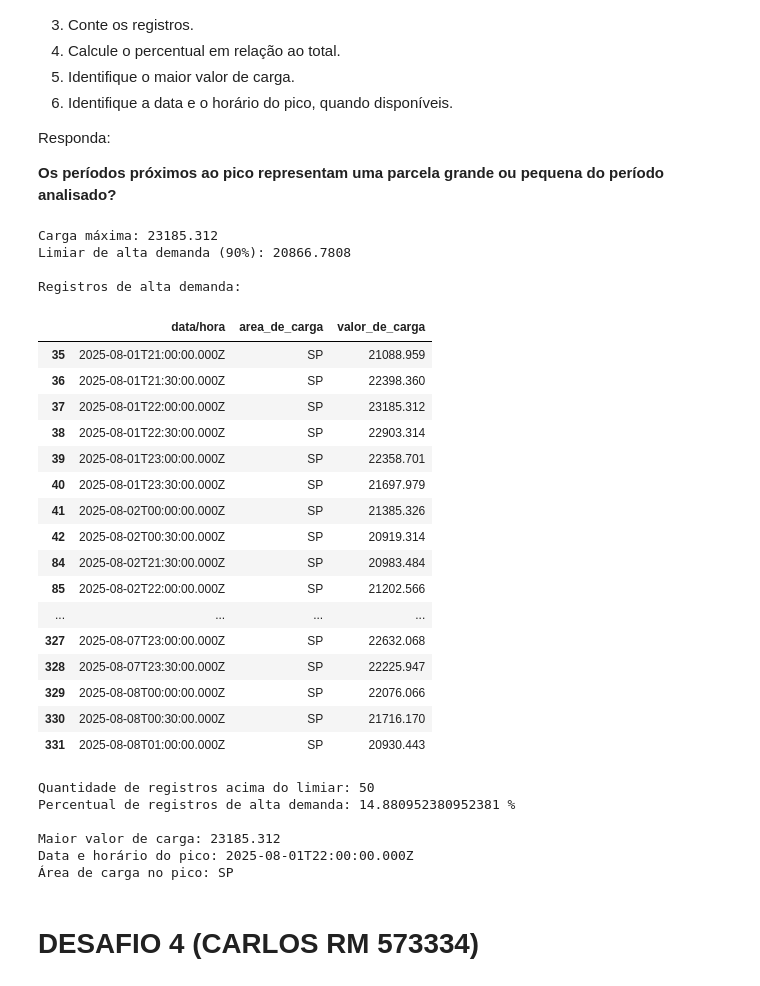
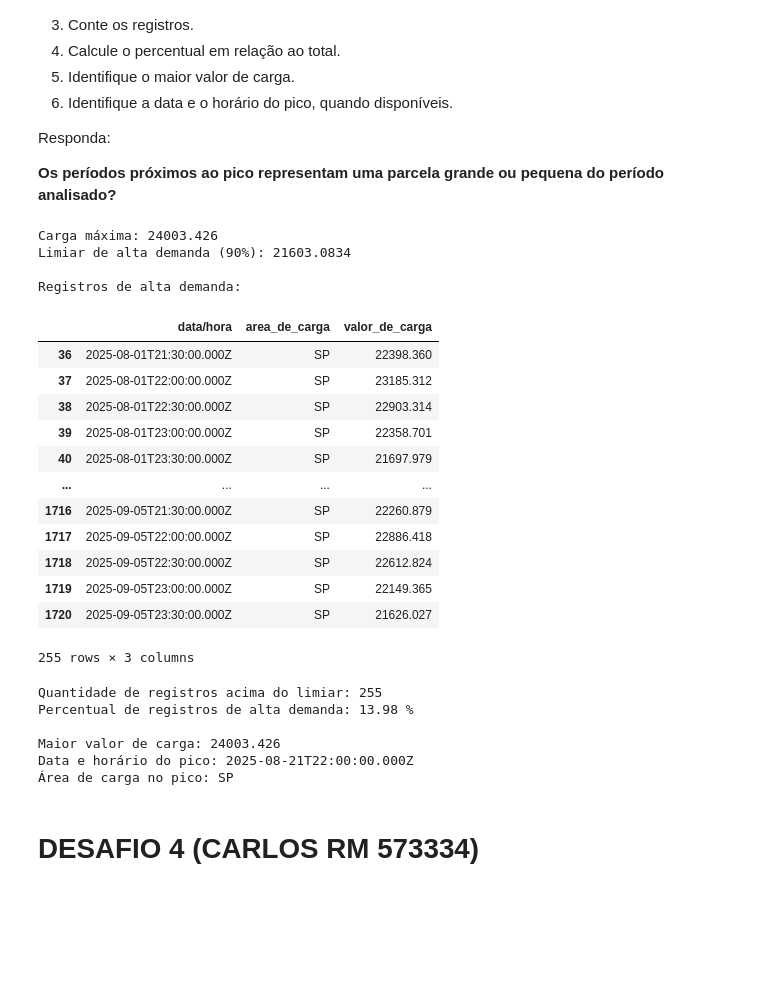
Before and after one commit to Hiero-o/cp_01_tritiack, a Jupyter notebook: Desafio_Final_Energia_ONS_API_Final.ipynb, the cells around one changed output. Drawn from its saved outputs; the diff is of its cells as text; code cells hidden in the pictures; blank space fills up the shorter version.

Commit message:
Adicionando relatórios e adaptando código para mais de um mês de registros

```diff
--- a/Desafio_Final_Energia_ONS_API_Final.ipynb
+++ b/Desafio_Final_Energia_ONS_API_Final.ipynb
@@ -38,7 +39,7 @@ url = "https://apicarga.ons.org.br/prd/cargaverificada"
 
 parametros = {
     "dat_inicio": "2025-08-01",
-    "dat_fim": "2025-08-07",
+    "dat_fim": "2025-09-07",
     "cod_areacarga": "SP"
 }
 
@@ -301,70 +307,59 @@ carga_maxima = df1['valor_de_carga'].max()
 limiar = carga_maxima * 0.90
 
 print("Carga máxima:", carga_maxima)
 print("Limiar de alta demanda (90%):", limiar)
 
 df_alta_demanda = df1[df1['valor_de_carga'] > limiar].copy()
 
 print("\nRegistros de alta demanda:")
 display(df_alta_demanda)
 
 quantidade_alta_demanda = len(df_alta_demanda)
 
-print("\nQuantidade de registros acima do limiar:",
-      quantidade_alta_demanda)
+print("\nQuantidade de registros acima do limiar:", quantidade_alta_demanda)
 
 total_registros = len(df1)
 
-percentual_alta_demanda = (
-    quantidade_alta_demanda / total_registros
-) * 100
+percentual_alta_demanda = (quantidade_alta_demanda / total_registros) * 100
 
-print("Percentual de registros de alta demanda:",
-      percentual_alta_demanda, "%")
+print("Percentual de registros de alta demanda:", round(percentual_alta_demanda, 2), "%")
 
 maior_carga = df1['valor_de_carga'].max()
 
-print("\nMaior valor de carga:",
-      maior_carga)
+print("\nMaior valor de carga:", maior_carga)
 
 indice_pico = df1['valor_de_carga'].idxmax()
 
 data_pico = df1.loc[indice_pico, 'data/hora']
 area_pico = df1.loc[indice_pico, 'area_de_carga']
 
-print("Data e horário do pico:",
-      data_pico)
+print("Data e horário do pico:", data_pico)
 
-print("Área de carga no pico:",
-      area_pico)
+print("Área de carga no pico:", area_pico)
 # %% [output]
-Carga máxima: 23185.312
-Limiar de alta demanda (90%): 20866.7808
+Carga máxima: 24003.426
+Limiar de alta demanda (90%): 21603.0834
 
 Registros de alta demanda:
 |  | data/hora | area_de_carga | valor_de_carga |
-| 35 | 2025-08-01T21:00:00.000Z | SP | 21088.959 |
 | 36 | 2025-08-01T21:30:00.000Z | SP | 22398.360 |
 | 37 | 2025-08-01T22:00:00.000Z | SP | 23185.312 |
 | 38 | 2025-08-01T22:30:00.000Z | SP | 22903.314 |
 | 39 | 2025-08-01T23:00:00.000Z | SP | 22358.701 |
 | 40 | 2025-08-01T23:30:00.000Z | SP | 21697.979 |
-| 41 | 2025-08-02T00:00:00.000Z | SP | 21385.326 |
-| 42 | 2025-08-02T00:30:00.000Z | SP | 20919.314 |
-| 84 | 2025-08-02T21:30:00.000Z | SP | 20983.484 |
-| 85 | 2025-08-02T22:00:00.000Z | SP | 21202.566 |
 | ... | ... | ... | ... |
-| 327 | 2025-08-07T23:00:00.000Z | SP | 22632.068 |
-| 328 | 2025-08-07T23:30:00.000Z | SP | 22225.947 |
-| 329 | 2025-08-08T00:00:00.000Z | SP | 22076.066 |
-| 330 | 2025-08-08T00:30:00.000Z | SP | 21716.170 |
-| 331 | 2025-08-08T01:00:00.000Z | SP | 20930.443 |
+| 1716 | 2025-09-05T21:30:00.000Z | SP | 22260.879 |
+| 1717 | 2025-09-05T22:00:00.000Z | SP | 22886.418 |
+| 1718 | 2025-09-05T22:30:00.000Z | SP | 22612.824 |
+| 1719 | 2025-09-05T23:00:00.000Z | SP | 22149.365 |
+| 1720 | 2025-09-05T23:30:00.000Z | SP | 21626.027 |
-Quantidade de registros acima do limiar: 50
-Percentual de registros de alta demanda: 14.880952380952381 %
-
-Maior valor de carga: 23185.312
-Data e horário do pico: 2025-08-01T22:00:00.000Z
-Área de carga no pico: SP
+255 rows × 3 columns
+Quantidade de registros acima do limiar: 255
+Percentual de registros de alta demanda: 13.98 %
+
+Maior valor de carga: 24003.426
+Data e horário do pico: 2025-08-21T22:00:00.000Z
+Área de carga no pico: SP
 # %% [markdown]
 # DESAFIO 4 (CARLOS RM 573334)
 # %% [markdown]
```
Also changed, not shown: parts of 22 cells of this notebook.
